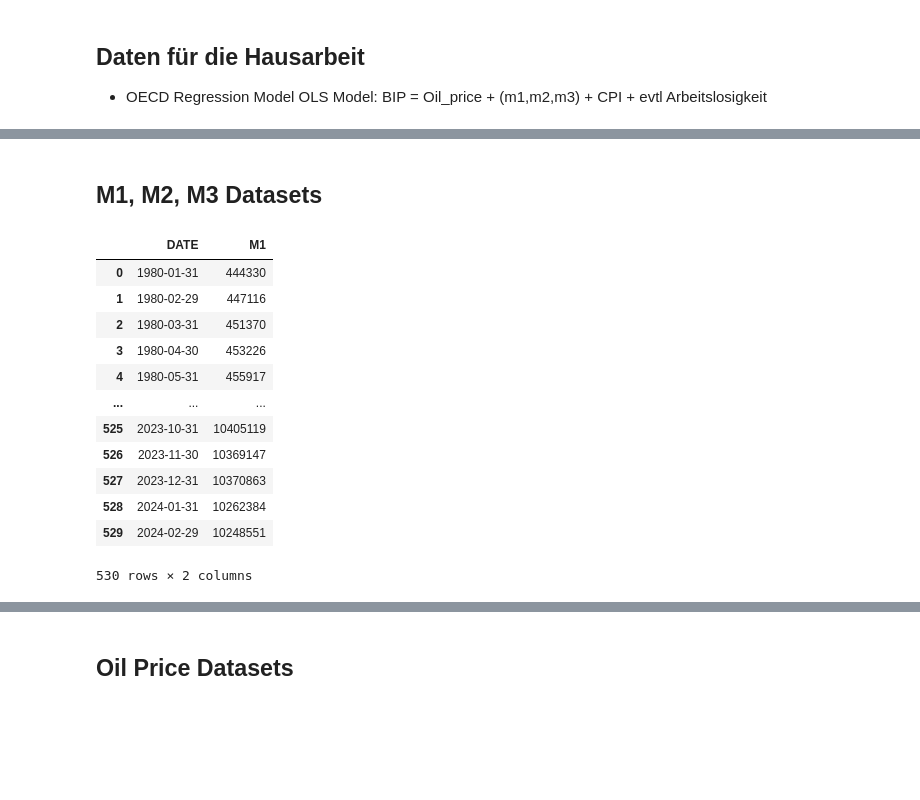
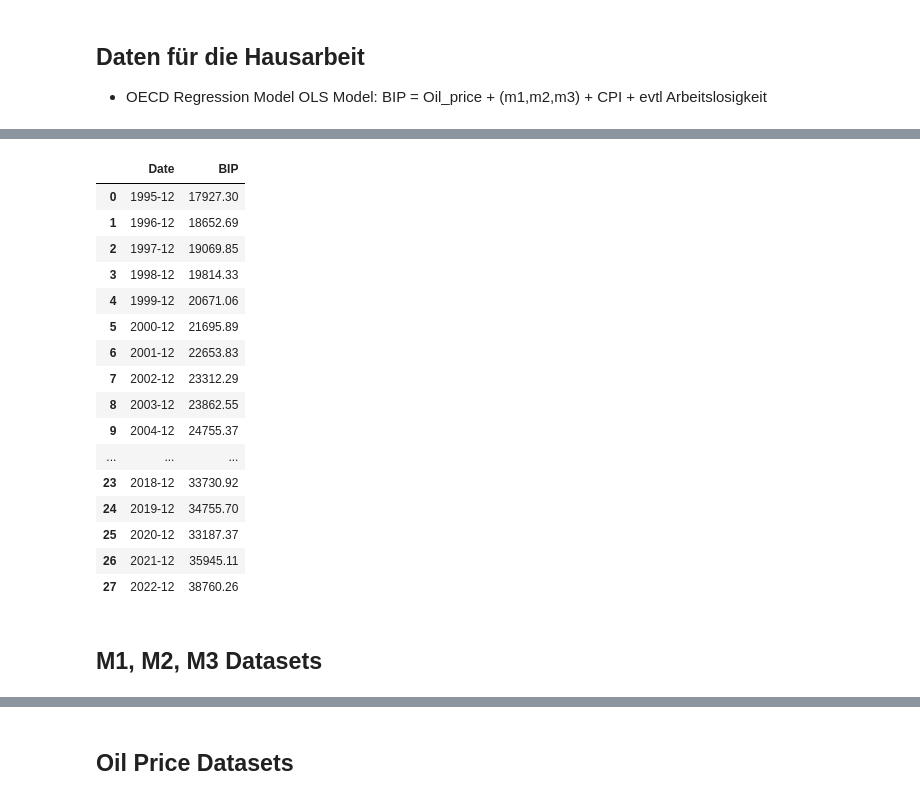
Before and after one commit to RiccardoDAndrea/Training, a Jupyter notebook: Scripts/models/Linear Regression/EU_LR.ipynb, the cells around one changed output, grey strips where cells are left out. Cells and saved outputs as stored; diff of their text form; code cells hidden in the pictures; blank space fills up the shorter version.

```diff
--- a/Scripts/models/Linear Regression/EU_LR.ipynb
+++ b/Scripts/models/Linear Regression/EU_LR.ipynb
@@ -11,0 +14,3 @@ import datetime as dt
+# %%
+BIPEUArea = pd.read_csv('/Users/riccardo/Desktop/Repositorys_Github/Training/Scripts/models/Linear Regression/Data_EU/ECB Data Portal_BIP_EuroArea.csv')
+BIPEUArea.head()
@@ -12,3 +24,30 @@ import datetime as dt
+# %%
+BIPEUArea = BIPEUArea.drop(columns=['TIME PERIOD'])
+BIPEUArea = BIPEUArea.rename(columns={'DATE': 'Date', 'Gross domestic product at market prices (MNA.A.N.I9.W2.S1.S1.B.B1GQ._Z._Z._Z.PE_R_POP.V._Z)': 'BIP'})
+#BIP_EUArea['Date'] = pd.to_datetime(BIP_EUArea['Date'])
+# %%
+BIPEUArea['Date'] = pd.to_datetime(BIPEUArea['Date'])
+BIPEUArea['Date'] = BIPEUArea['Date'].dt.strftime('%Y-%m')
+# %%
+BIPEUArea
+# %% [output]
+|  | Date | BIP |
+| 0 | 1995-12 | 17927.30 |
+| 1 | 1996-12 | 18652.69 |
+| 2 | 1997-12 | 19069.85 |
+| 3 | 1998-12 | 19814.33 |
+| 4 | 1999-12 | 20671.06 |
+| 5 | 2000-12 | 21695.89 |
+| 6 | 2001-12 | 22653.83 |
+| 7 | 2002-12 | 23312.29 |
+| 8 | 2003-12 | 23862.55 |
+| 9 | 2004-12 | 24755.37 |
+| ... | ... | ... |
+| 23 | 2018-12 | 33730.92 |
+| 24 | 2019-12 | 34755.70 |
+| 25 | 2020-12 | 33187.37 |
+| 26 | 2021-12 | 35945.11 |
+| 27 | 2022-12 | 38760.26 |
 # %% [markdown]
 ## M1, M2, M3 Datasets
 # %%
@@ -29,16 +68,0 @@ Change dateformat from YYYY-MM-DD to YYYYM
-# %%
-df_m1
-# %% [output]
-|  | DATE | M1 |
-| 0 | 1980-01-31 | 444330 |
-| 1 | 1980-02-29 | 447116 |
-| 2 | 1980-03-31 | 451370 |
-| 3 | 1980-04-30 | 453226 |
-| 4 | 1980-05-31 | 455917 |
-| ... | ... | ... |
-| 525 | 2023-10-31 | 10405119 |
-| 526 | 2023-11-30 | 10369147 |
-| 527 | 2023-12-31 | 10370863 |
-| 528 | 2024-01-31 | 10262384 |
-| 529 | 2024-02-29 | 10248551 |
-530 rows × 2 columns
```
Also changed, not shown: parts of 29 cells of this notebook, 4 other files.
